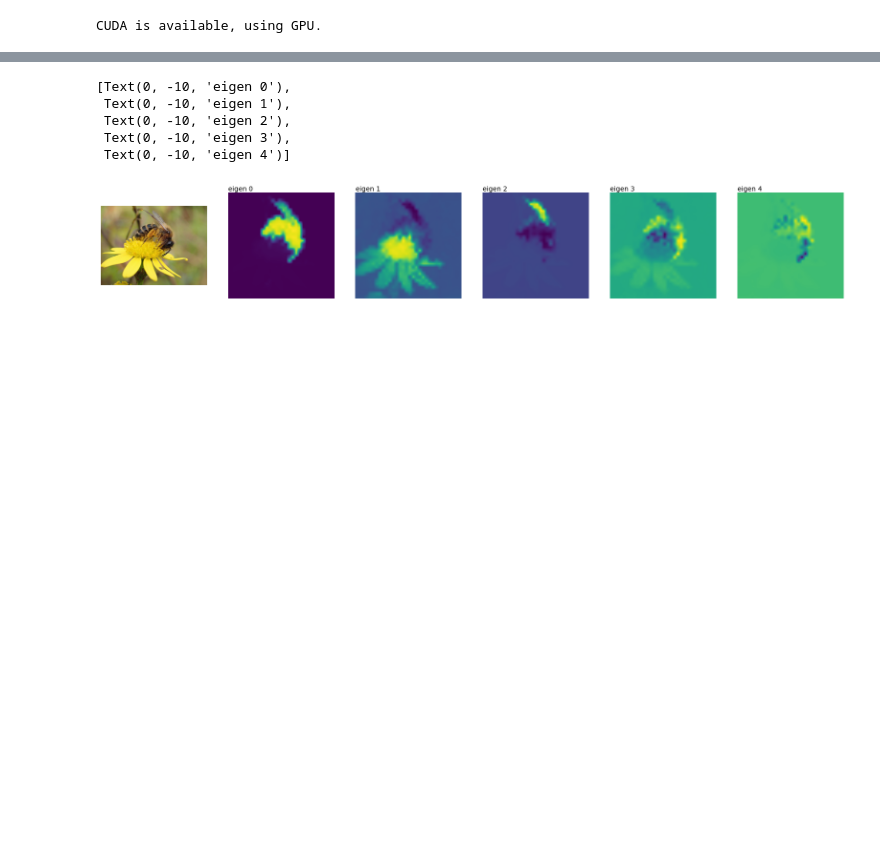
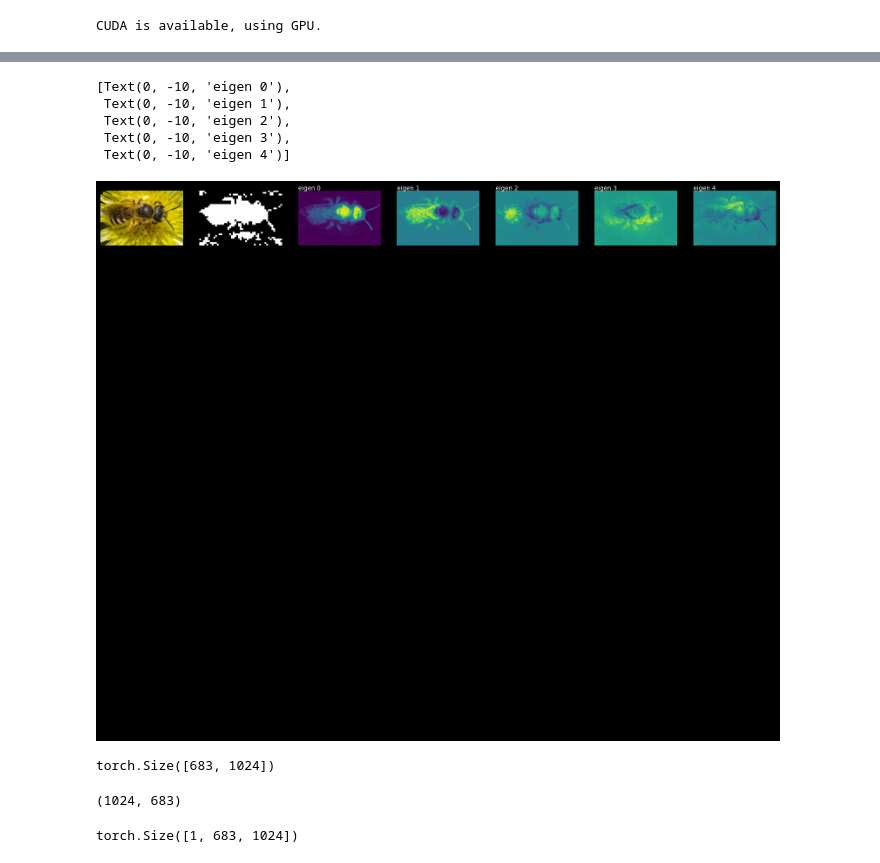
Before and after one commit to lwfld/reProj, a Jupyter notebook: deepspec.ipynb, the cells around one changed output, grey strips where cells are left out. Drawn from its saved outputs; the diff is of its cells as text; code cells hidden in the pictures; blank space fills up the shorter version.

```diff
--- a/deepspec.ipynb
+++ b/deepspec.ipynb
@@ -263,0 +237,7 @@ len(output_images)=5
+# %%
+from myutils.img_loader import get_img_by_id
+from myutils.processors import toBinary
+from myutils.processors import convertPNG
+
+input_image = get_img_by_id(300)
+preds = segment(input_image)
@@ -268,16 +270,26 @@ preds[0].shape
+# %%
+mask = Image.open("./dataset/test/test.png")
 # %%
 length = len(preds)
 
-_, ax = plt.subplots(2, length + 1, figsize=(20, 8))
+_, ax = plt.subplots(2, length + 2, figsize=(20, 20))
 [a.axis("off") for a in ax.flatten()]
 ax[0][0].imshow(input_image)
-[ax[0][i + 1].imshow(preds[i]) for i in range(length)]
-[ax[0][i + 1].text(0, -10, "eigen " + str(i)) for i in range(length)]
-# [ax[1][i + 1].imshow(preds[i]) for i in range(length)]
+ax[0][1].imshow(mask)
+[ax[0][i + 2].imshow(preds[i]) for i in range(length)]
+[ax[0][i + 2].text(0, -10, "eigen " + str(i)) for i in range(length)]
 # %% [output]
 [Text(0, -10, 'eigen 0'),
  Text(0, -10, 'eigen 1'),
  Text(0, -10, 'eigen 2'),
  Text(0, -10, 'eigen 3'),
  Text(0, -10, 'eigen 4')]
-[figure, old version]
+[figure, new version]
+# %%
+pred.shape
+# %% [output]
+torch.Size([683, 1024])
+# %%
+input_image.size
+# %% [output]
+(1024, 683)
@@ -283,0 +301,4 @@ ax[0][0].imshow(input_image)
+# %%
+mask_dss.shape
+# %% [output]
+torch.Size([1, 683, 1024])
```
Also changed, not shown: parts of 11 cells of this notebook, 9 other files.
